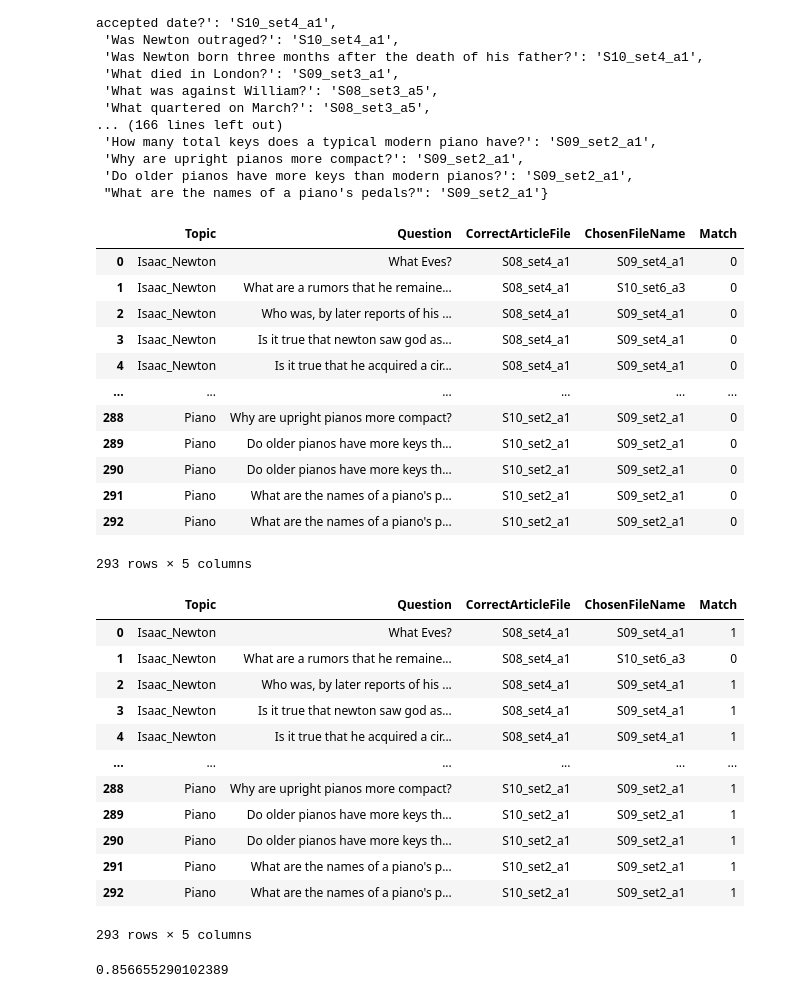
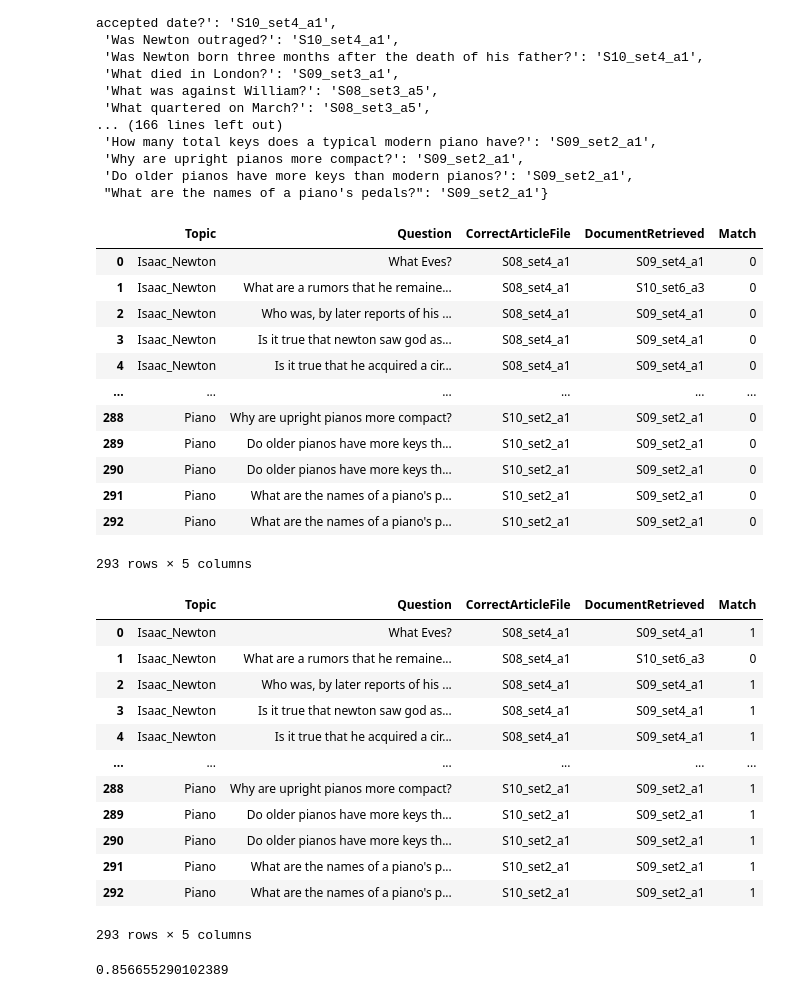
Before and after one commit to ginawelsh/RAGTinyLlama, a Jupyter notebook: baseline_tf_idf.ipynb, the cells around one changed output. Cells and saved outputs as stored; diff of their text form; code cells hidden in the pictures.

```diff
--- a/baseline_tf_idf.ipynb
+++ b/baseline_tf_idf.ipynb
@@ -483,22 +483,22 @@ top_cosines
 # %%
 
 top_cosines_df = pd.DataFrame(top_cosines.items(), columns=["Question", "File Name"])
-top_cosines_df.columns = ['Question', 'ChosenFileName']
+top_cosines_df.columns = ['Question', 'DocumentRetrieved']
 
 with open('documents_retrieved.csv', 'w') as f:
     top_cosines_df.to_csv(f)
 
 
 final_lst = pd.merge(selected_questions, top_cosines_df)
 
-final_lst['Match'] = final_lst.apply(lambda row: 1 if row['CorrectArticleFile'] == row['ChosenFileName'] else 0, axis=1)
+final_lst['Match'] = final_lst.apply(lambda row: 1 if row['CorrectArticleFile'] == row['DocumentRetrieved'] else 0, axis=1)
 
 with open('final_results.csv', 'w') as f:
     final_lst.to_csv(f)
 
 final_lst
 # %% [output]
-|  | Topic | Question | CorrectArticleFile | ChosenFileName | Match |
+|  | Topic | Question | CorrectArticleFile | DocumentRetrieved | Match |
 | 0 | Isaac_Newton | What Eves? | S08_set4_a1 | S09_set4_a1 | 0 |
 | 1 | Isaac_Newton | What are a rumors that he remaine... | S08_set4_a1 | S10_set6_a3 | 0 |
 | 2 | Isaac_Newton | Who was, by later reports of his ... | S08_set4_a1 | S09_set4_a1 | 0 |
@@ -519,7 +519,7 @@ with open('final_results_edited.csv') as f:
 
 edited_lst
 # %% [output]
-|  | Topic | Question | CorrectArticleFile | ChosenFileName | Match |
+|  | Topic | Question | CorrectArticleFile | DocumentRetrieved | Match |
 | 0 | Isaac_Newton | What Eves? | S08_set4_a1 | S09_set4_a1 | 1 |
 | 1 | Isaac_Newton | What are a rumors that he remaine... | S08_set4_a1 | S10_set6_a3 | 0 |
 | 2 | Isaac_Newton | Who was, by later reports of his ... | S08_set4_a1 | S09_set4_a1 | 1 |
```
Also changed, not shown: parts of 1 cell of this notebook, 2 other files.
